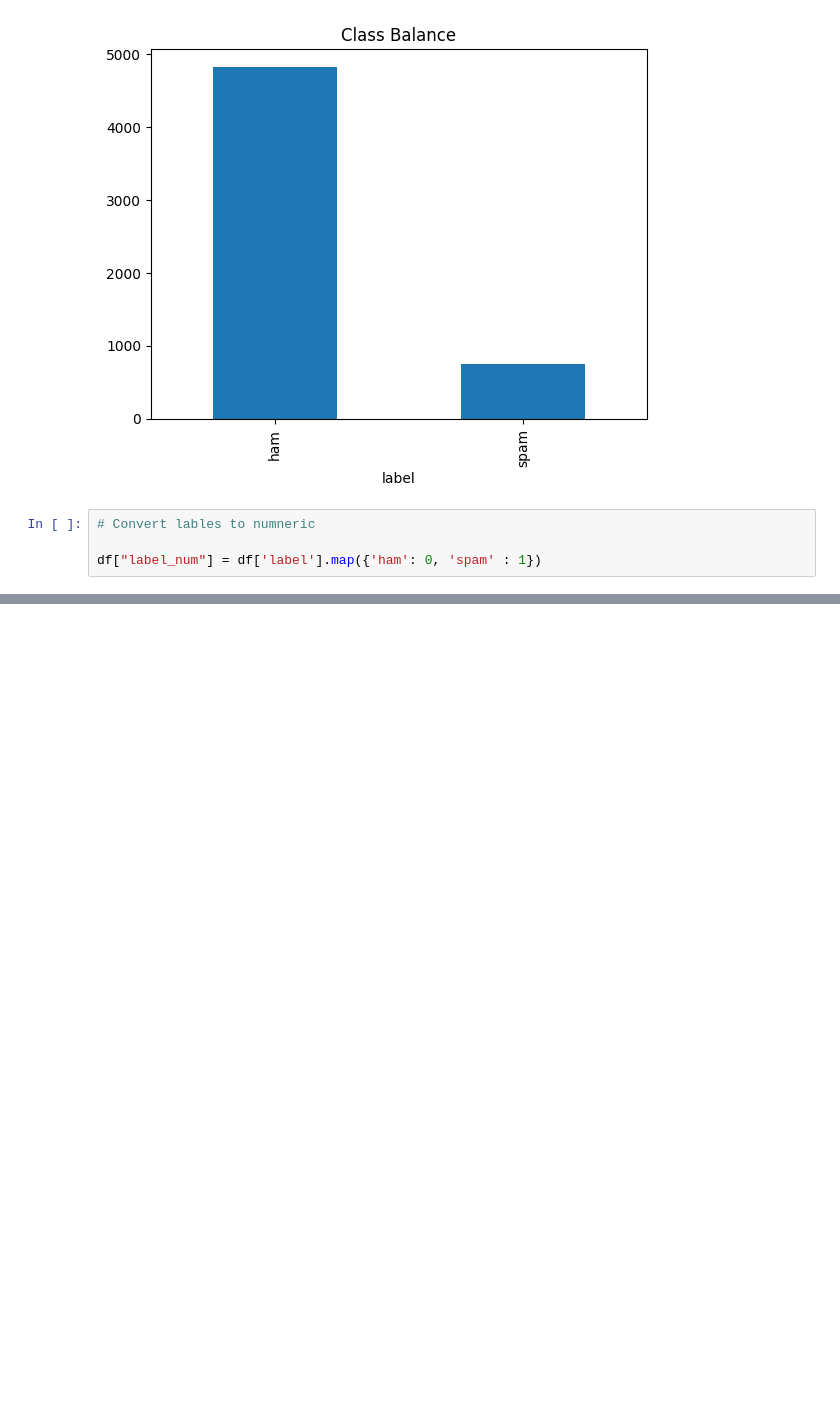
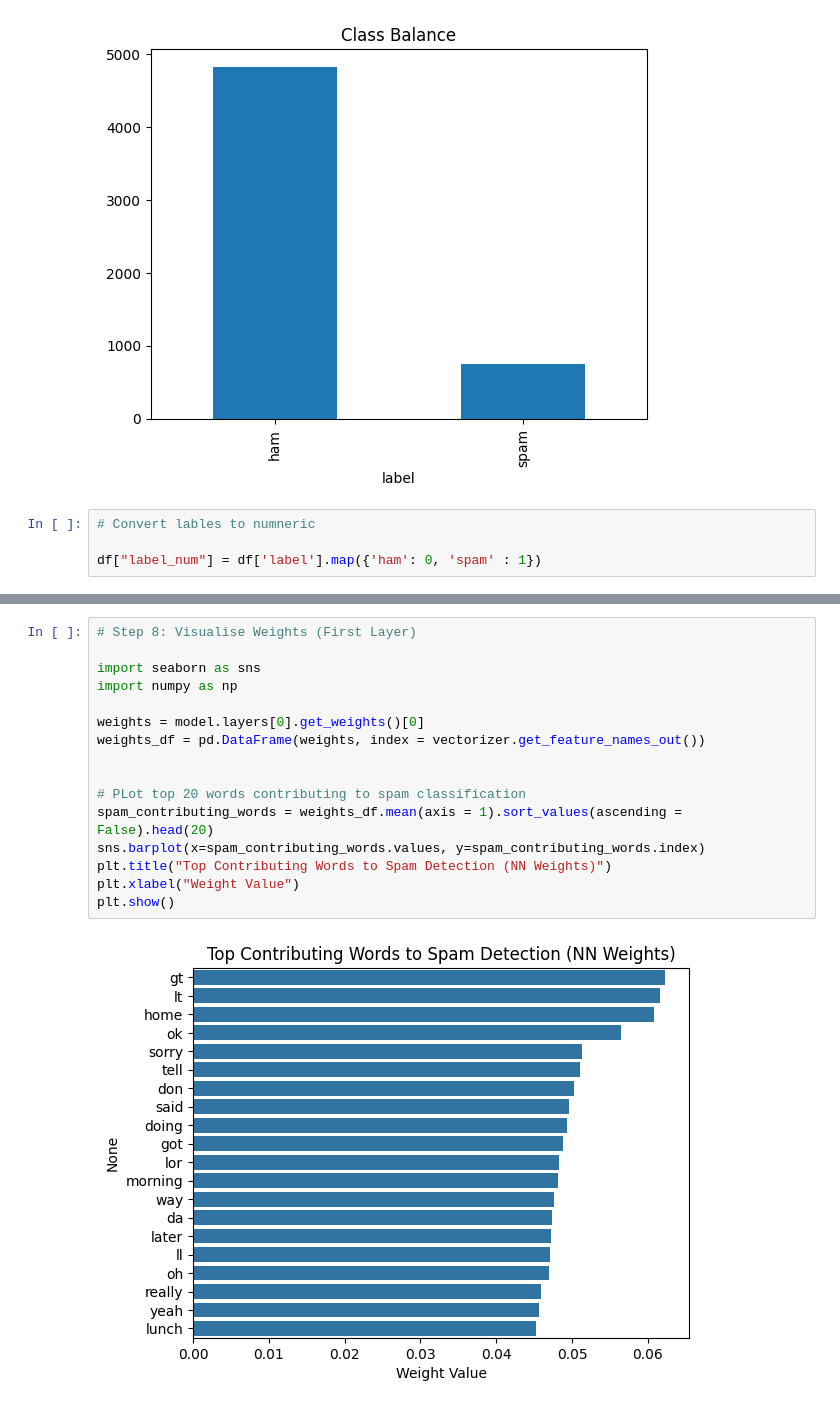
Before and after one commit to dakshayani2906/Data-Science-Portfolio, a Jupyter notebook: Untitled7.ipynb, the cells around one changed output, grey strips where cells are left out. Drawn from its saved outputs; the diff is of its cells as text; blank space fills up the shorter version.

```diff
--- a/Untitled7.ipynb
+++ b/Untitled7.ipynb
@@ -324,0 +399,18 @@ df["label_num"] = df['label'].map({'ham': 0, 'spam' : 1})
+# %%
+# Step 8: Visualise Weights (First Layer)
+
+import seaborn as sns
+import numpy as np
+
+weights = model.layers[0].get_weights()[0]
+weights_df = pd.DataFrame(weights, index = vectorizer.get_feature_names_out())
+
+
+# PLot top 20 words contributing to spam classification
+spam_contributing_words = weights_df.mean(axis = 1).sort_values(ascending = False).head(20)
+sns.barplot(x=spam_contributing_words.values, y=spam_contributing_words.index)
+plt.title("Top Contributing Words to Spam Detection (NN Weights)")
+plt.xlabel("Weight Value")
+plt.show()
+# %% [output]
+[figure, added]
```
Also changed, not shown: parts of 11 cells of this notebook.
